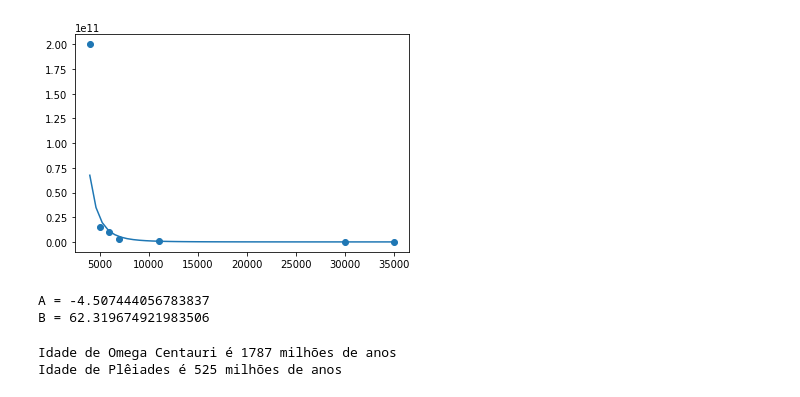
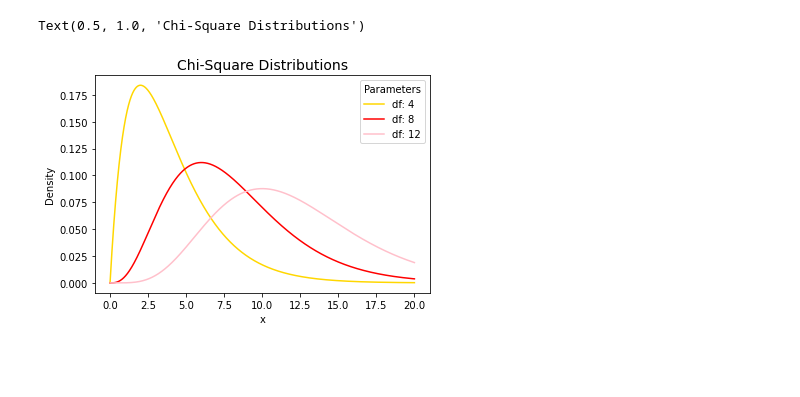
Before and after one commit to gabrielbarata/telegram-sorteio, a Jupyter notebook: TCC.ipynb, the cells around one changed output. Cells and saved outputs as stored; diff of their text form; code cells hidden in the pictures; blank space fills up the shorter version.

```diff
--- a/TCC.ipynb
+++ b/TCC.ipynb
@@ -461,22 +3,23 @@ plt.show()
-# %%
-predicted_y= np.array([get_predicted_y(i) for i in range_x])
-plt.plot(range_x, predicted_y)
-plt.scatter(real_x, real_y)
-plt.show()
-# %% [output]
-[figure, removed]
-# %%
-print(f'A = {fit[0]}')
-print(f'B = {fit[1]}')
-# %% [output]
-A = -4.507444056783837
-B = 62.319674921983506
-# %%
-def print_age(cluster, age):
-  print(f'Idade de {cluster} é {age} milhões de anos')
-
-print_age(OMEGA_CENTAURI, int(get_predicted_y(8951.037)/milhao))
-print_age(PLEIADES, int(get_predicted_y(11743.77)/milhao))
-# %% [output]
-Idade de Omega Centauri é 1787 milhões de anos
-Idade de Plêiades é 525 milhões de anos
+# %%
+import numpy as np
+import matplotlib.pyplot as plt
+from scipy.stats import chi2, norm
+
+#x-axis ranges from 0 to 20 with .001 steps
+x = np.arange(0, 20, 0.001)
+
+#define multiple Chi-square distributions
+plt.plot(x, chi2.pdf(x, df=4), label='df: 4', color='gold')
+plt.plot(x, chi2.pdf(x, df=8), label='df: 8', color='red')
+plt.plot(x, chi2.pdf(x, df=12), label='df: 12', color='pink')
+
+#add legend to plot
+plt.legend(title='Parameters')
+
+#add axes labels and a title
+plt.ylabel('Density')
+plt.xlabel('x')
+plt.title('Chi-Square Distributions', fontsize=14)
+# %% [output]
+Text(0.5, 1.0, 'Chi-Square Distributions')
+[figure, added]
```
Also changed, not shown: parts of 50 cells of this notebook.
